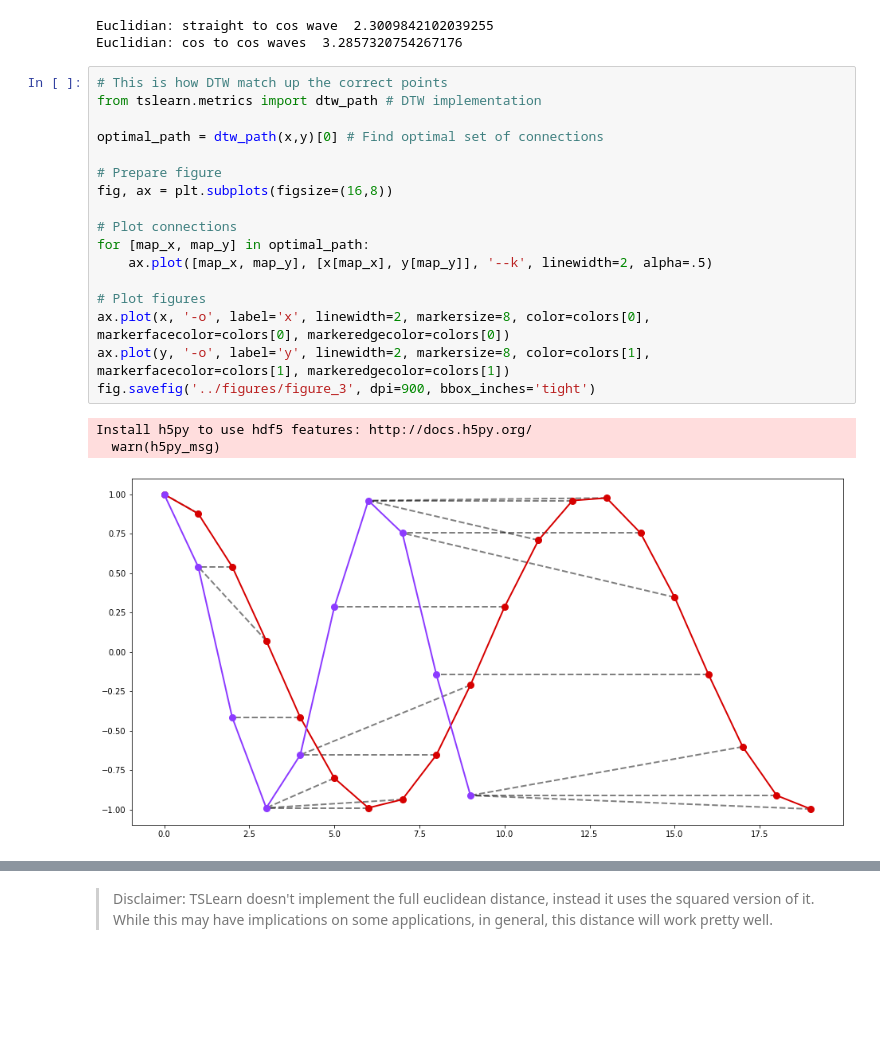
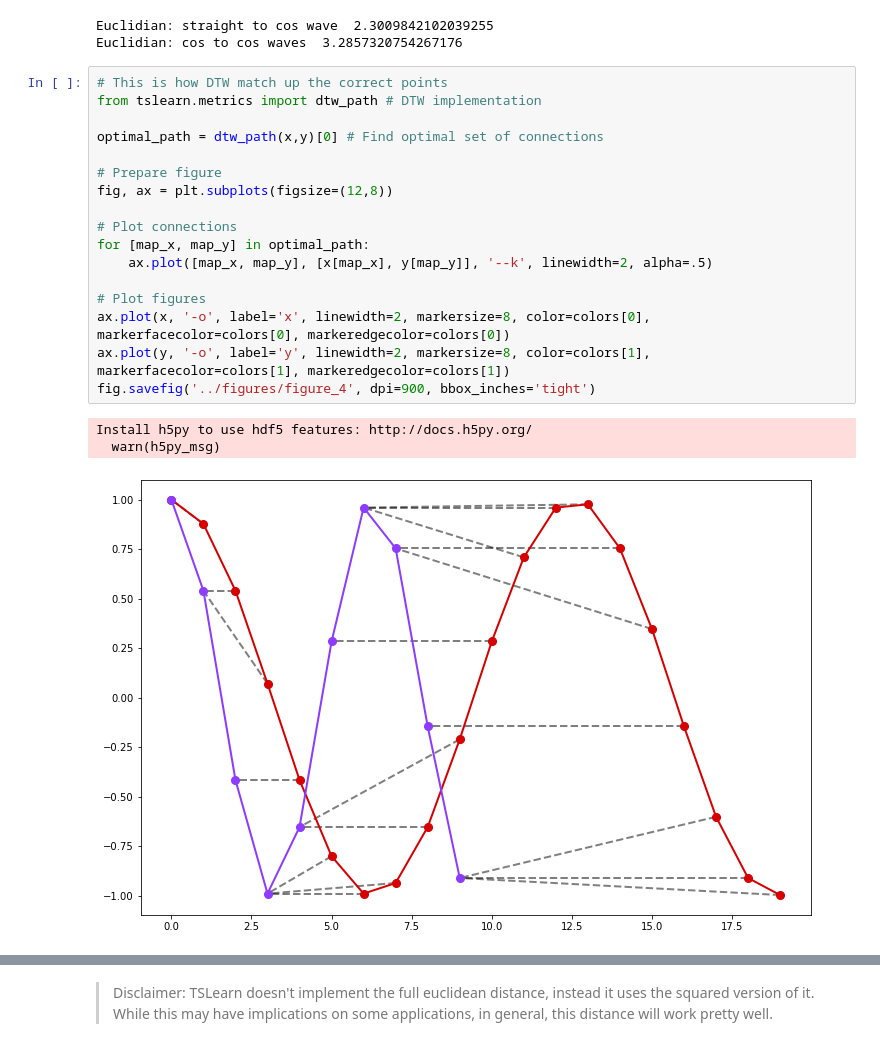
Before and after one commit to AzaelCC/Basic_DTW, a Jupyter notebook: source/Basic_DTW.ipynb, the cells around one changed output, grey strips where cells are left out. Drawn from its saved outputs; the diff is of its cells as text; blank space fills up the shorter version.

```diff
--- a/source/Basic_DTW.ipynb
+++ b/source/Basic_DTW.ipynb
@@ -60,21 +78,21 @@ Euclidian: cos to cos waves  3.2857320754267176
 # %%
 # This is how DTW match up the correct points
 from tslearn.metrics import dtw_path # DTW implementation
 
 optimal_path = dtw_path(x,y)[0] # Find optimal set of connections
 
 # Prepare figure
-fig, ax = plt.subplots(figsize=(16,8))
+fig, ax = plt.subplots(figsize=(12,8))
 
 # Plot connections
 for [map_x, map_y] in optimal_path:
     ax.plot([map_x, map_y], [x[map_x], y[map_y]], '--k', linewidth=2, alpha=.5)
 
 # Plot figures
 ax.plot(x, '-o', label='x', linewidth=2, markersize=8, color=colors[0], markerfacecolor=colors[0], markeredgecolor=colors[0])
 ax.plot(y, '-o', label='y', linewidth=2, markersize=8, color=colors[1], markerfacecolor=colors[1], markeredgecolor=colors[1])
-fig.savefig('../figures/figure_3', dpi=900, bbox_inches='tight')
+fig.savefig('../figures/figure_4', dpi=900, bbox_inches='tight')
 # %% [output]
 Install h5py to use hdf5 features: http://docs.h5py.org/
   warn(h5py_msg)
-[figure, old version]
+[figure, new version]
```
Also changed, not shown: parts of 4 cells of this notebook.
